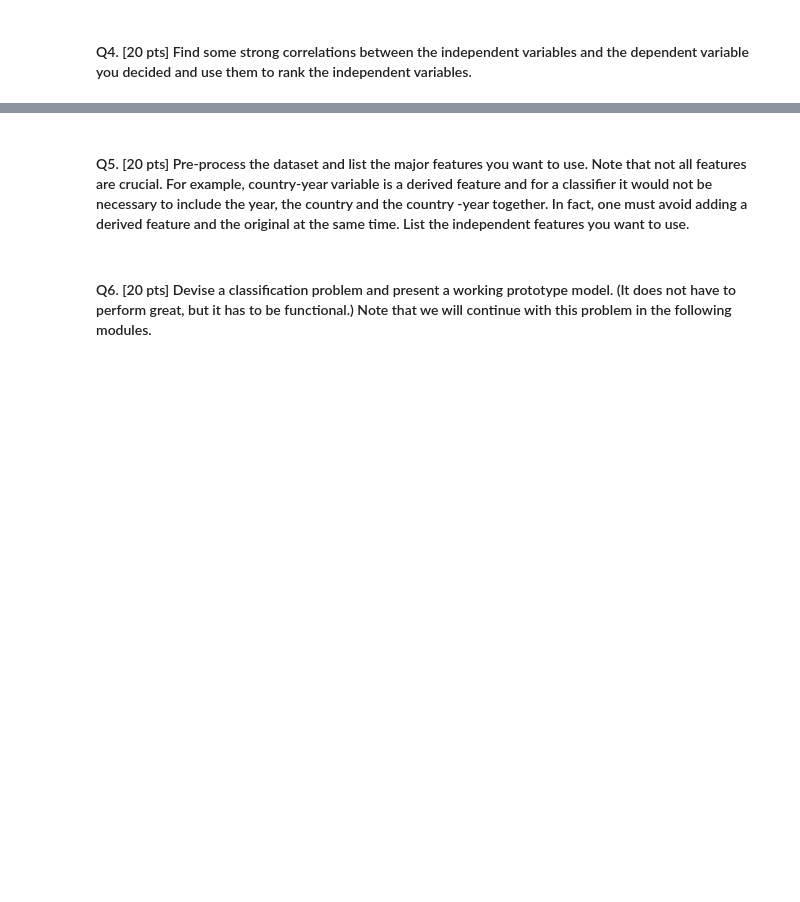
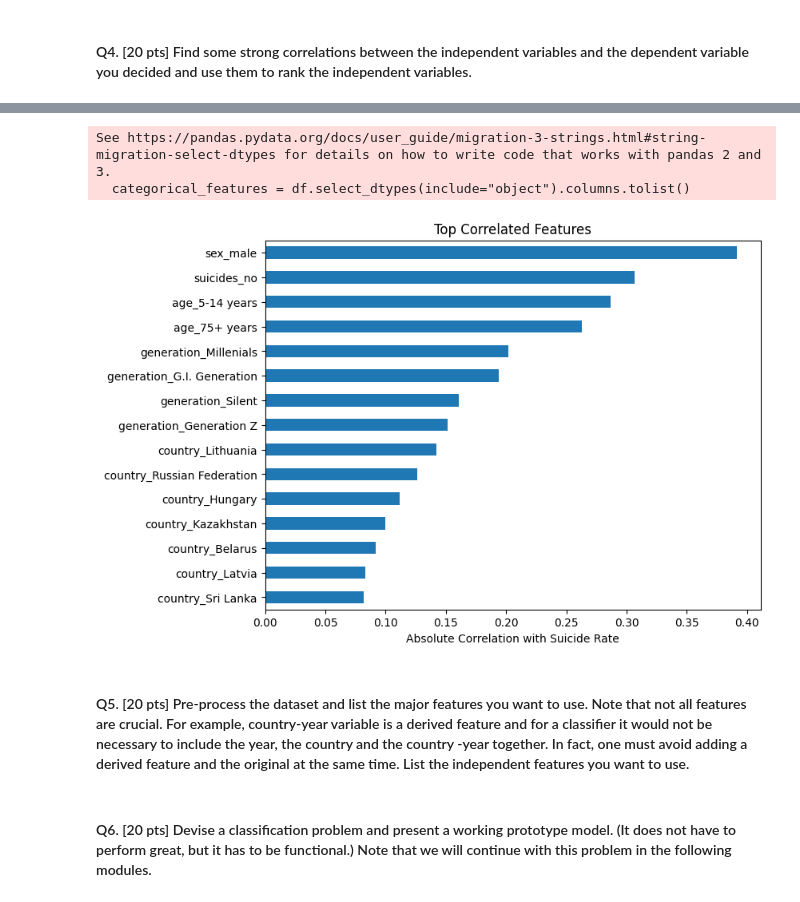
Before and after one commit to drenard921/JHU_AML, a Jupyter notebook: HW3/drenard_Assignment03_ML.ipynb, the cells around one changed output, grey strips where cells are left out. Drawn from its saved outputs; the diff is of its cells as text; code cells hidden in the pictures; blank space fills up the shorter version.

```diff
--- a/HW3/drenard_Assignment03_ML.ipynb
+++ b/HW3/drenard_Assignment03_ML.ipynb
@@ -16,2 +27,56 @@
 # %% [markdown]
 #### Q4. [20 pts] Find  some strong correlations  between  the independent  variables  and the dependent  variable  you decided  and use them to rank the independent  variables.
+# %%
+%pip install matplotlib
+import pandas as pd
+import numpy as np
+import matplotlib.pyplot as plt
+
+df = pd.read_csv("master.csv")
+
+y = df["suicides/100k pop"]
+
+numeric_features = df.select_dtypes(include=np.number).columns.tolist()
+categorical_features = df.select_dtypes(include="object").columns.tolist()
+
+# Remove dependent variable from numeric features
+numeric_features.remove("suicides/100k pop")
+
+numeric_corr = (
+    df[numeric_features]
+    .corrwith(y)
+    .sort_values(key=np.abs, ascending=False)
+)
+
+numeric_corr
+
+df_encoded = pd.get_dummies(
+    df[categorical_features],
+    drop_first=True
+)
+
+categorical_corr = (
+    df_encoded
+    .corrwith(y)
+    .sort_values(key=np.abs, ascending=False)
+)
+
+categorical_corr.head(10)
+
+all_corr = pd.concat([numeric_corr, categorical_corr])
+
+feature_ranking = (
+    all_corr
+    .abs()
+    .sort_values(ascending=False)
+)
+
+feature_ranking
+
+
+feature_ranking.head(15).plot(kind="barh", figsize=(8,6))
+plt.xlabel("Absolute Correlation with Suicide Rate")
+plt.title("Top Correlated Features")
+plt.gca().invert_yaxis()
+plt.show()
+# %% [output]
@@ -18,3 +100,6 @@
+See https://pandas.pydata.org/docs/user_guide/migration-3-strings.html#string-migration-select-dtypes for details on how to write code that works with pandas 2 and 3.
+  categorical_features = df.select_dtypes(include="object").columns.tolist()
+[figure, added]
 # %% [markdown]
 #### Q5. [20 pts] Pre-process  the dataset  and list the major features  you want to use.  Note  that not all features  are crucial. For example, country-year variable  is a derived feature and for a classifier  it would  not be necessary  to include the year, the country and the country -year together.  In fact, one must avoid adding  a derived  feature and  the original  at the same time. List  the independent  features  you want to use.
 # %% [markdown]
```
Also changed, not shown: parts of 4 cells of this notebook, 2 other files.
